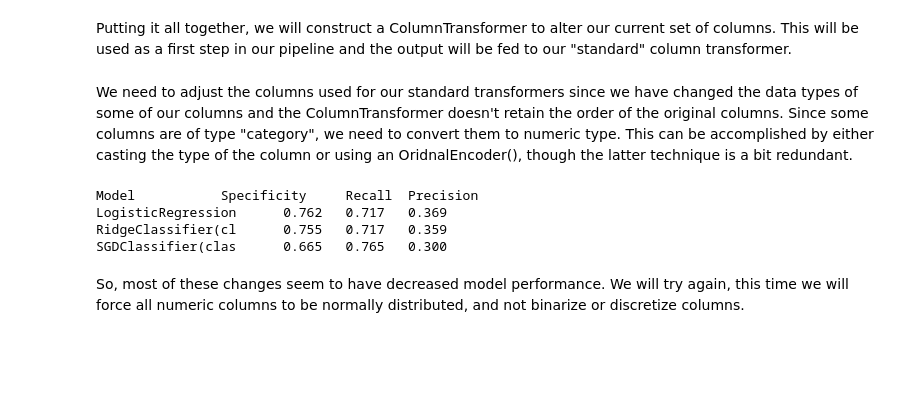
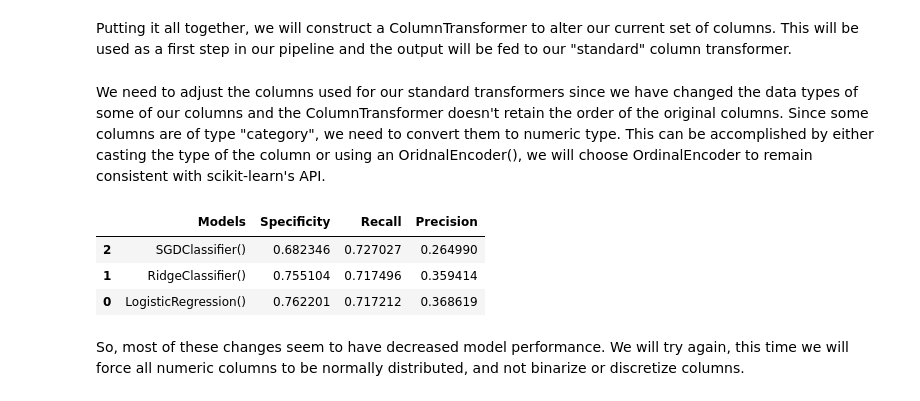
Before and after one commit to ZachDougherty/Predicting-Employee-Attrition, a Jupyter notebook: attrition_model.ipynb, the cells around one changed output. Cells and saved outputs as stored; diff of their text form; code cells hidden in the pictures; blank space fills up the shorter version.

```diff
--- a/attrition_model.ipynb
+++ b/attrition_model.ipynb
@@ -250,7 +243,7 @@ norm_quant_bin_ct = ColumnTransformer([
     to_norm_ct, distance_bins, numcomp_binzer, pctsal_bins, yrs_binzer, promo_binzer, curr_role_bins, curr_man_bins
 ], remainder="passthrough")
 # %% [markdown]
-We need to adjust the columns used for our standard transformers since we have changed the data types of some of our columns and the ColumnTransformer doesn't retain the order of the original columns. Since some columns are of type "category", we need to convert them to numeric type. This can be accomplished by either casting the type of the column or using an OridnalEncoder(), though the latter technique is a bit redundant.
+We need to adjust the columns used for our standard transformers since we have changed the data types of some of our columns and the ColumnTransformer doesn't retain the order of the original columns. Since some columns are of type "category", we need to convert them to numeric type. This can be accomplished by either casting the type of the column or using an OridnalEncoder(), we will choose OrdinalEncoder to remain consistent with scikit-learn's API.
 # %%
 new_ohe_cols = [24, 25, 27, 29, 32, 34, 35, 36]
 ordinal_cols = [26, 28, 30, 31, 33, 37, 38, 39, 40]
@@ -264,33 +257,41 @@ linear_ct = ColumnTransformer([
 # %%
 params = {
     'class_weight': {1:0.85, 0:0.15}
 }
 
-print("Model\t\tSpecificity\tRecall\tPrecision")
-for model in [LogisticRegression, RidgeClassifier, SGDClassifier]:
+models = [LogisticRegression, RidgeClassifier, SGDClassifier]
+specs = []
+recalls = []
+precisions = []
+for model in models:
     if model == LogisticRegression:
         params.update({"solver":"liblinear"})
     pipe = Pipeline([
                 ('feat_eng', norm_quant_bin_ct),
                 ('pre', linear_ct),
                 ('model', model(**params))
             ])
     if model == LogisticRegression:
         del params["solver"]
 
     pipe.fit(X, y)
 
-    print(str(pipe['model'])[:18],
-        f"{np.mean(cross_val_score(pipe, X, y, scoring=specificity_score, cv=5)):.3f}",
-        f"{np.mean(cross_val_score(pipe, X, y, scoring=make_scorer(recall_score), cv=5)):.3f}",
-        f"{np.mean(cross_val_score(pipe, X, y, scoring=make_scorer(precision_score), cv=5)):.3f}",
-        sep="\t"
-    )
+    specs.append(np.mean(cross_val_score(pipe, X, y, scoring=specificity_score, cv=5)))
+    recalls.append(np.mean(cross_val_score(pipe, X, y, scoring=make_scorer(recall_score), cv=5)))
+    precisions.append(np.mean(cross_val_score(pipe, X, y, scoring=make_scorer(precision_score), cv=5)))
+
+baselines = pd.DataFrame({
+    "Models": [str(m()) for m in models],
+    "Specificity": specs,
+    "Recall": recalls,
+    "Precision": precisions
+})
+baselines.sort_values("Recall", ascending=False)
 # %% [output]
-Model           Specificity     Recall  Precision
-LogisticRegression      0.762   0.717   0.369
-RidgeClassifier(cl      0.755   0.717   0.359
-SGDClassifier(clas      0.665   0.765   0.300
+|  | Models | Specificity | Recall | Precision |
+| 2 | SGDClassifier() | 0.682346 | 0.727027 | 0.264990 |
+| 1 | RidgeClassifier() | 0.755104 | 0.717496 | 0.359414 |
+| 0 | LogisticRegression() | 0.762201 | 0.717212 | 0.368619 |
 # %% [markdown]
 So, most of these changes seem to have decreased model performance. We will try again, this time we will force all numeric columns to be normally distributed, and not binarize or discretize columns.
 # %% [markdown]
```
Also changed, not shown: parts of 22 cells of this notebook.
